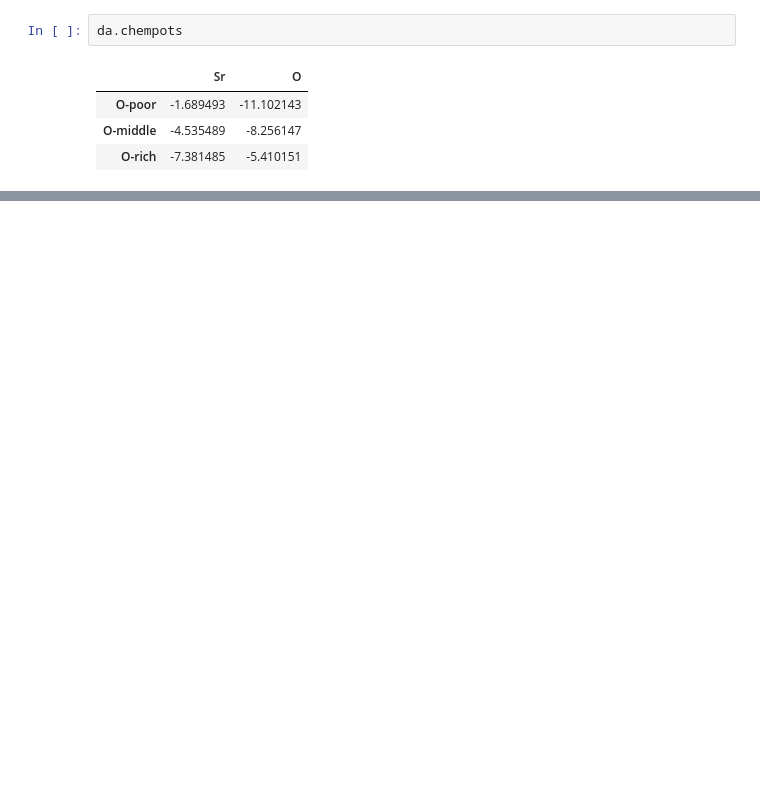
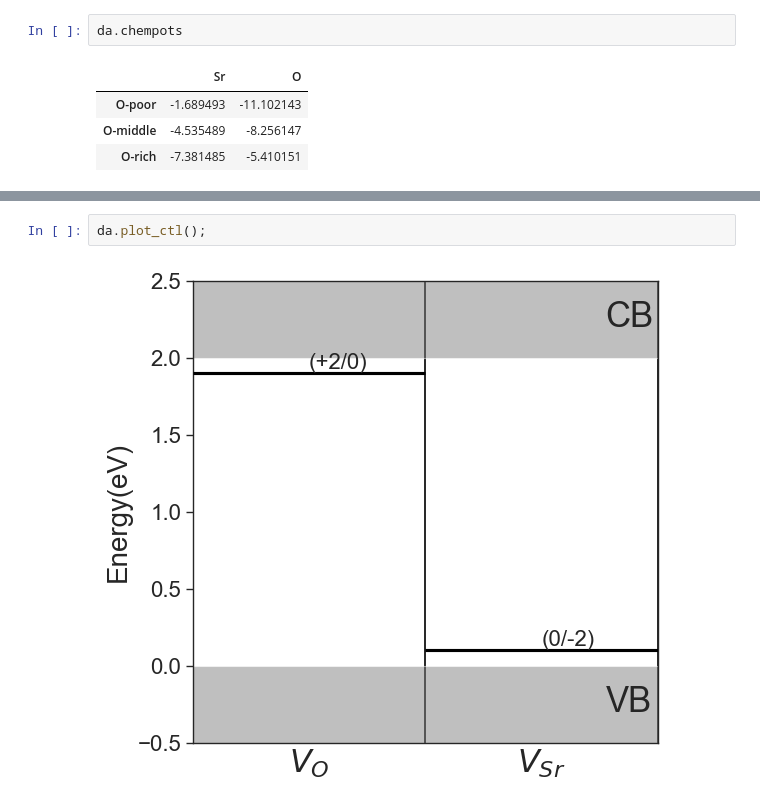
Before and after one commit to lorenzo-villa-hub/defermi, a Jupyter notebook: tutorials/formation_energies.ipynb, the cells around one changed output, grey strips where cells are left out. Saved outputs shown, nothing was run; the diff lists cells and outputs as text; blank space fills up the shorter version.

```diff
--- a/tutorials/formation_energies.ipynb
+++ b/tutorials/formation_energies.ipynb
@@ -103,0 +111,4 @@ da.chempots
+# %%
+da.plot_ctl();
+# %% [output]
+[figure, added]
```
Also changed, not shown: parts of 2 cells of this notebook.
